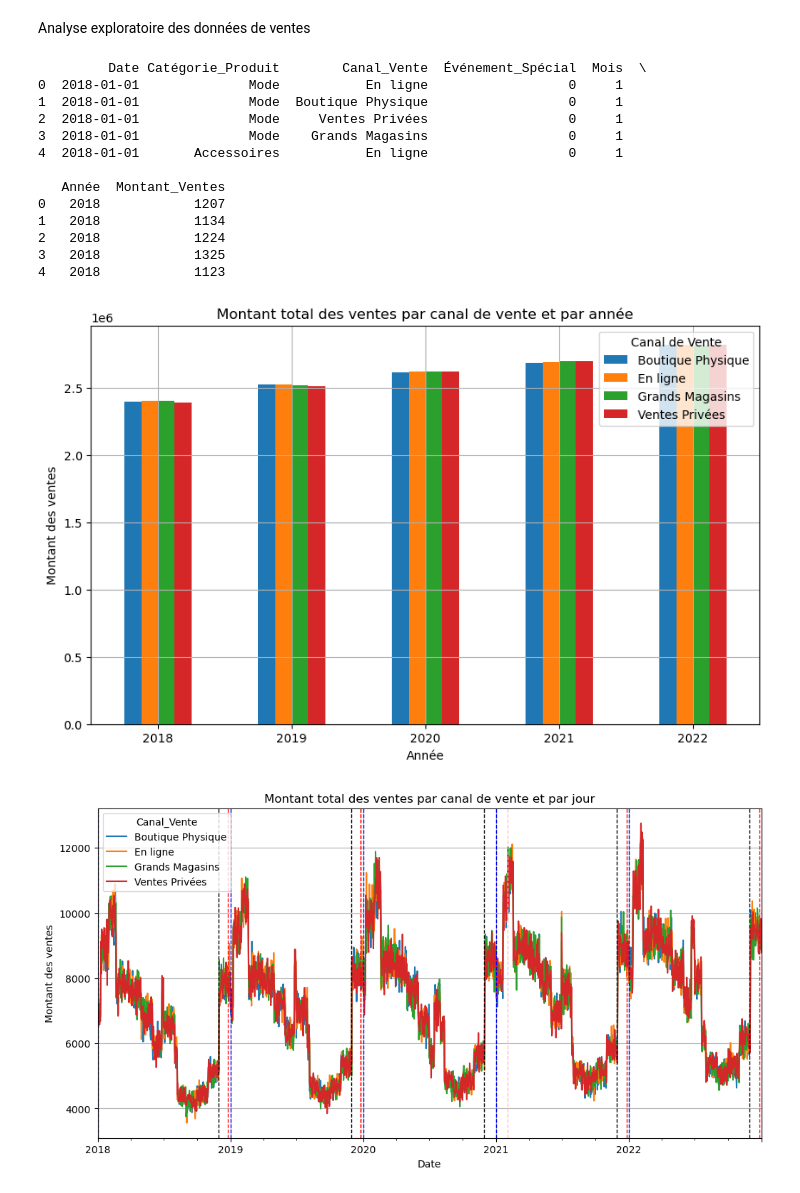
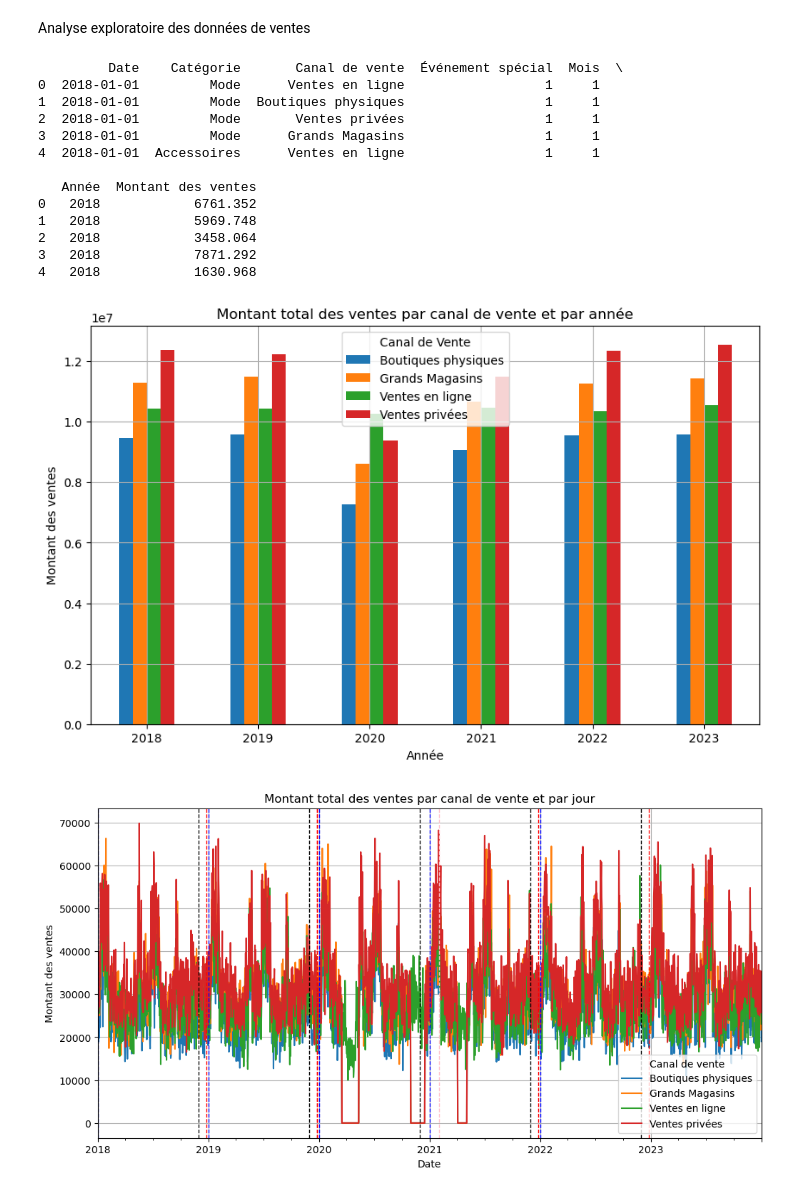
Before and after one commit to yann-furrer/luxe_retail_eds, a Jupyter notebook: exploring.ipynb, the cells around one changed output. Saved outputs shown, nothing was run; the diff lists cells and outputs as text; code cells hidden in the pictures.

```diff
--- a/exploring.ipynb
+++ b/exploring.ipynb
@@ -3,39 +3,39 @@ Analyse exploratoire des données de ventes
 # %%
 import pandas as pd
 import matplotlib.pyplot as plt
-sell_data = pd.read_csv('data/ventes_luxe_détaillées.csv', sep=';')
+sell_data = pd.read_csv('data/vente_luxe2.csv', sep=',')
 sell_data.describe()
 print(sell_data.head())
 
 
-pivot_data = sell_data.pivot_table(values='Montant_Ventes', index='Année', columns='Canal_Vente', aggfunc='sum')
+pivot_data = sell_data.pivot_table(values='Montant des ventes', index='Année', columns='Canal de vente', aggfunc='sum')
 
 # Plot the pivot table as a grouped bar chart
 pivot_data.plot(kind='bar', figsize=(10, 6))
 plt.title('Montant total des ventes par canal de vente et par année')
 plt.xlabel('Année')
 plt.ylabel('Montant des ventes')
 plt.xticks(rotation=0)
 plt.legend(title='Canal de Vente')
 plt.grid()
 
 # Show the plot
 plt.show()
 # %% [output]
-         Date Catégorie_Produit        Canal_Vente  Événement_Spécial  Mois  \
-0  2018-01-01              Mode           En ligne                  0     1
-1  2018-01-01              Mode  Boutique Physique                  0     1
-2  2018-01-01              Mode     Ventes Privées                  0     1
-3  2018-01-01              Mode    Grands Magasins                  0     1
-4  2018-01-01       Accessoires           En ligne                  0     1
+         Date    Catégorie       Canal de vente  Événement spécial  Mois  \
+0  2018-01-01         Mode      Ventes en ligne                  1     1
+1  2018-01-01         Mode  Boutiques physiques                  1     1
+2  2018-01-01         Mode       Ventes privées                  1     1
+3  2018-01-01         Mode      Grands Magasins                  1     1
+4  2018-01-01  Accessoires      Ventes en ligne                  1     1
 
-   Année  Montant_Ventes
-0   2018            1207
-1   2018            1134
-2   2018            1224
-3   2018            1325
-4   2018            1123
+   Année  Montant des ventes
+0   2018            6761.352
+1   2018            5969.748
+2   2018            3458.064
+3   2018            7871.292
+4   2018            1630.968
-[figure, old version]
+[figure, new version]
 # %%
 import pandas as pd
 import matplotlib.pyplot as plt
@@ -61,14 +61,14 @@ important_dates = [('2019-12-25', 'Noël 2018', 'red'),
 
 ]
 
-
+sell_data = pd.read_csv('data/vente_luxe2.csv', sep=',')
 
 # Convert 'Date' to datetime format and set it as the index
 sell_data['Date'] = pd.to_datetime(sell_data['Date'])
 sell_data = sell_data.set_index('Date')
 
 # Group by date and channel, then plot the daily sales by channel as a line chart
-daily_sales = sell_data.groupby(['Date', 'Canal_Vente'])['Montant_Ventes'].sum().unstack()
+daily_sales = sell_data.groupby(['Date', 'Canal de vente'])['Montant des ventes'].sum().unstack()
 daily_sales.plot(kind='line', figsize=(12, 6))
 
 
@@ -94,7 +94,7 @@ plt.grid()
 # Show the plot
 plt.show()
 # %% [output]
-[figure, old version]
+[figure, new version]
 # %%
 # Attempt a final replot with alternative data handling, ensuring compatibility
 import seaborn as sns
```
Also changed, not shown: parts of 4 cells of this notebook, 1 other file.
